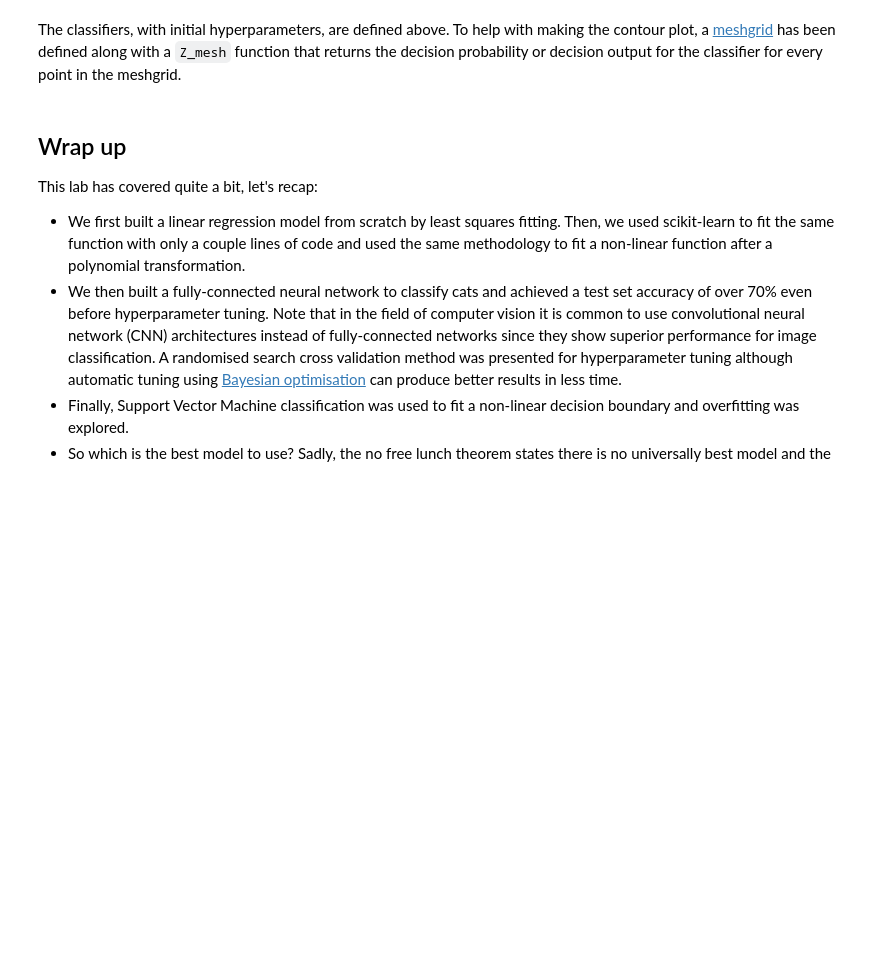
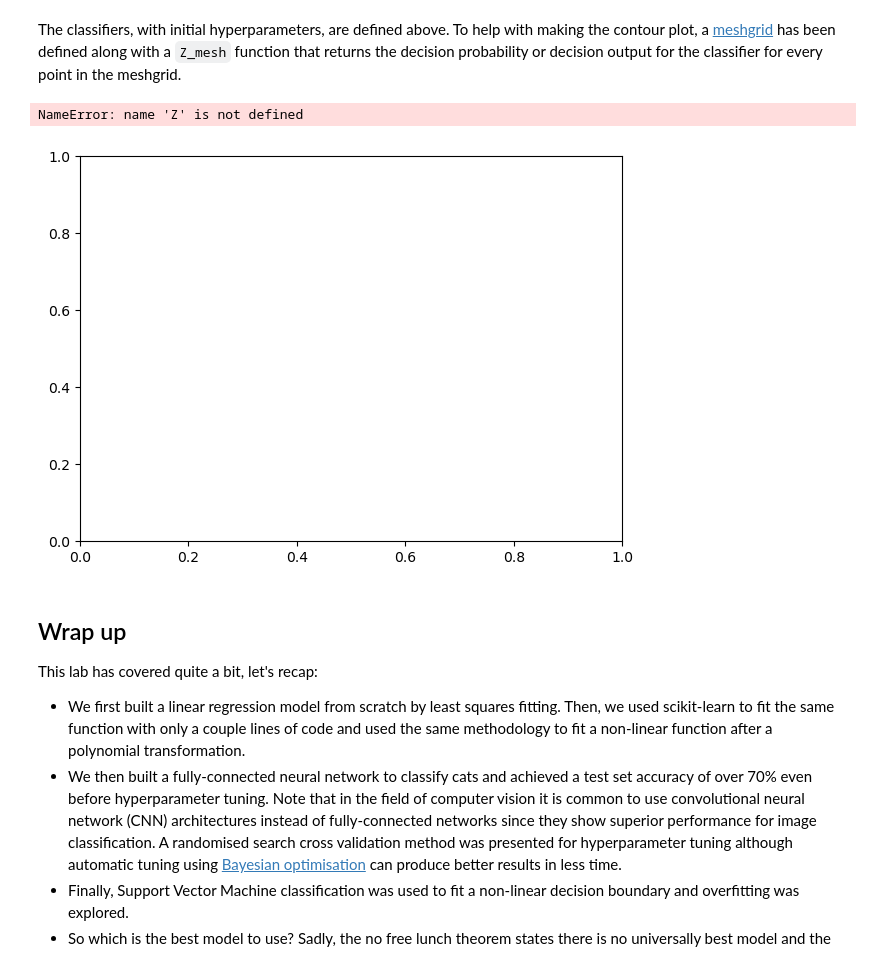
Before and after one commit to wtripp180901/ml_lab_sheets, a Jupyter notebook: lab2/lab2-linear_models_neural_nets_SVM.ipynb, the cells around one changed output. Saved outputs shown, nothing was run; the diff lists cells and outputs as text; code cells hidden in the pictures; blank space fills up the shorter version.

```diff
--- a/lab2/lab2-linear_models_neural_nets_SVM.ipynb
+++ b/lab2/lab2-linear_models_neural_nets_SVM.ipynb
@@ -511,3 +540,15 @@ The classifiers, with initial hyperparameters, are defined above. To help with m
+# %%
+# write your code here
+
+for i in range(len(classifiers)):
+    classifiers[i].fit(X,y)
+    fig, ax = plt.subplots(figsize=(7, 5))
+    ax.pcolormesh(xx, yy, Z, cmap=plt.cm.Paired, shading='auto')
+    ax.scatter(X[:, 0], X[:, 1], c=y, cmap=cm_bright, edgecolors='k')
+    ax.contour(Z_mesh(classifiers[i]))
+# %% [output]
+NameError: name 'Z' is not defined
+[figure, added]
 # %% [markdown]
 ## Wrap up
 
```
Also changed, not shown: parts of 10 cells of this notebook.
